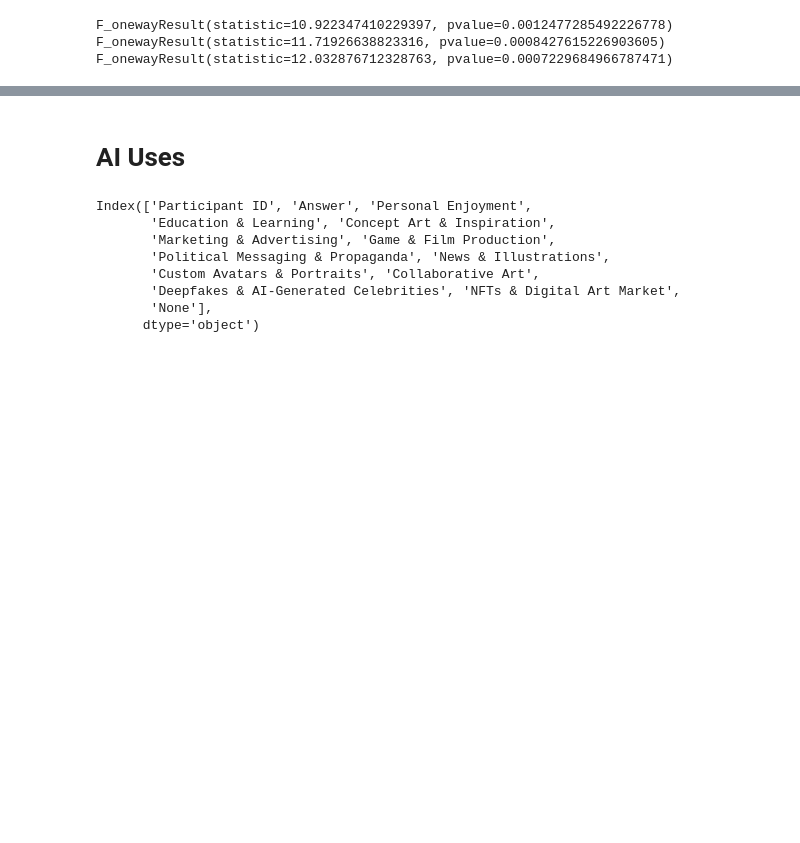
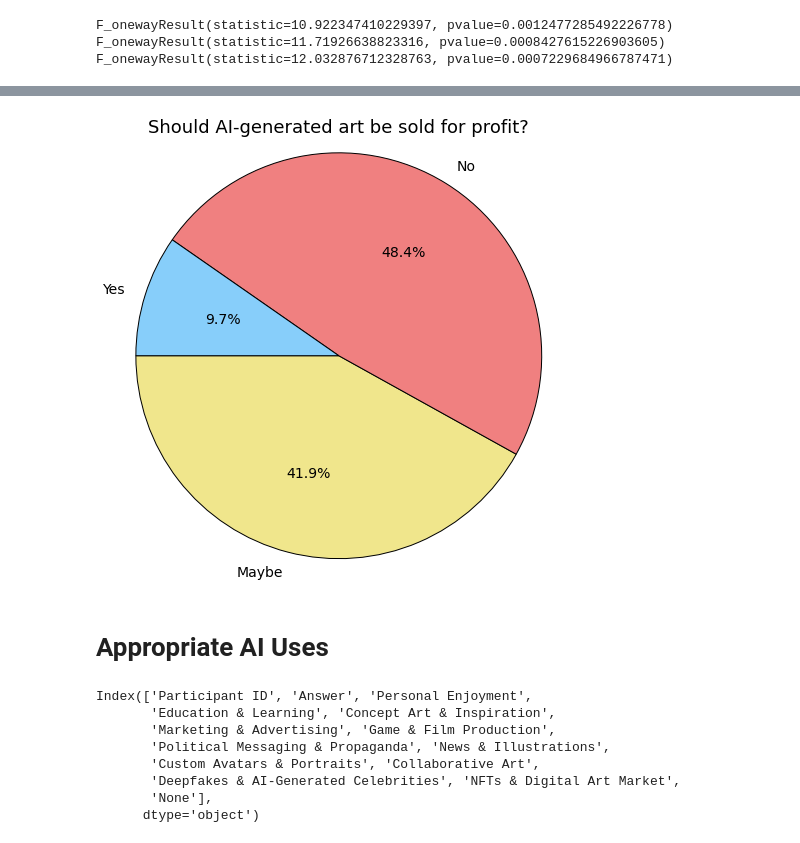
Before and after one commit to anna-poon/ethics-project, a Jupyter notebook: survey_analysis/analysis.ipynb, the cells around one changed output, grey strips where cells are left out. Cells and saved outputs as stored; diff of their text form; code cells hidden in the pictures; blank space fills up the shorter version.

```diff
--- a/survey_analysis/analysis.ipynb
+++ b/survey_analysis/analysis.ipynb
@@ -126,5 +162,20 @@ F_onewayResult(statistic=12.032876712328763, pvalue=0.0007229684966787471)
+# %%
+used_AI = data_df["Should AI-generated art be sold for profit?"].dropna()
+counts = {}
+for val in used_AI:
+    counts[val] = counts.get(val, 0) + 1
+labels = counts.keys()
+sizes = counts.values()
+colors = ['khaki','lightcoral', 'lightskyblue', ]
+plt.figure(figsize=(8,8))
+plt.pie(sizes, labels=labels, colors=colors, autopct='%1.1f%%', startangle=180, wedgeprops={'edgecolor': 'black'}, textprops={'fontsize': 14})
+plt.axis('equal')
+plt.title('Should AI-generated art be sold for profit?', size=18)
+plt.show()
+# %% [output]
+[figure, added]
 # %% [markdown]
-# AI Uses
+#  Appropriate AI Uses
 # %%
 ai_uses_df.columns
 # %% [output]
```
Also changed, not shown: parts of 5 cells of this notebook.
